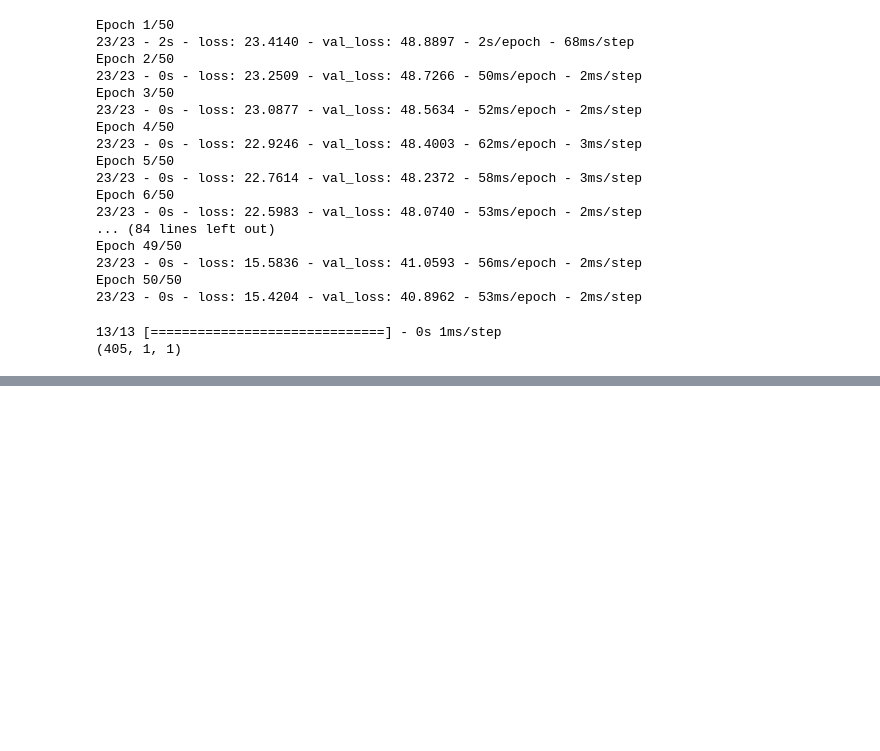
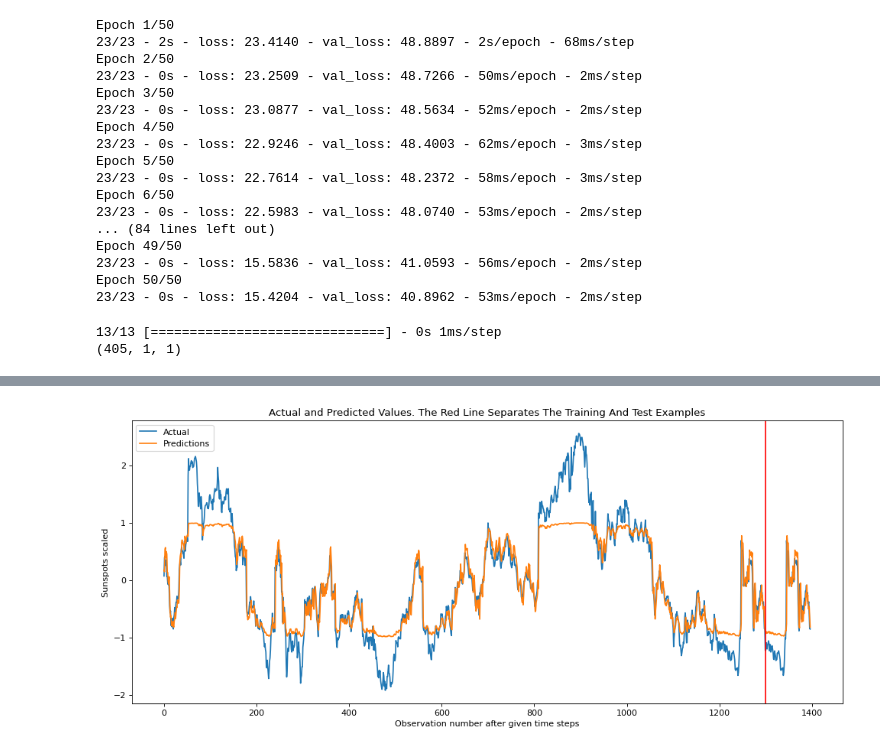
Before and after one commit to hylke35/NeuralNetworks_Assignment, a Jupyter notebook: nn.ipynb, the cells around one changed output, grey strips where cells are left out. Saved outputs shown, nothing was run; the diff lists cells and outputs as text; code cells hidden in the pictures; blank space fills up the shorter version.

```diff
--- a/nn.ipynb
+++ b/nn.ipynb
@@ -241,0 +335,85 @@ removeExponent
+# %%
+from pandas import read_csv
+import numpy as np
+from keras.models import Sequential
+from keras.layers import Dense, SimpleRNN
+from sklearn.preprocessing import MinMaxScaler
+from sklearn.metrics import mean_squared_error
+import math
+import matplotlib.pyplot as plt
+
+# Parameter split_percent defines the ratio of training examples
+def get_train_test(url, split_percent=0.8):
+    df = read_csv(url, usecols=[1], engine='python')
+    data = np.array(df.values.astype('float32'))
+    scaler = MinMaxScaler(feature_range=(0, 1))
+    data = scaler.fit_transform(data).flatten()
+    n = len(data)
+    # Point for splitting data into train and test
+    split = int(n*split_percent)
+    train_data = data[range(split)]
+    test_data = data[split:]
+    return train_data, test_data, data
+
+# Prepare the input X and target Y
+def get_XY(dat, time_steps):
+    Y_ind = np.arange(time_steps, len(dat), time_steps)
+    Y = dat[Y_ind]
+    rows_x = len(Y)
+    X = dat[range(time_steps*rows_x)]
+    X = np.reshape(X, (rows_x, time_steps, 1))
+    return X, Y
+
+def create_RNN(hidden_units, dense_units, input_shape, activation):
+    model = Sequential()
+    model.add(SimpleRNN(hidden_units, input_shape=input_shape, activation=activation[0]))
+    model.add(Dense(units=dense_units, activation=activation[1]))
+    model.compile(loss='mean_squared_error', optimizer='adam', metrics=["accuracy"])
+    return model
+
+def print_error(trainY, testY, train_predict, test_predict):
+    # Error of predictions
+    train_rmse = math.sqrt(mean_squared_error(trainY, train_predict))
+    test_rmse = math.sqrt(mean_squared_error(testY, test_predict))
+    # Print RMSE
+    print('Train RMSE: %.3f RMSE' % (train_rmse))
+    print('Test RMSE: %.3f RMSE' % (test_rmse))
+
+# Plot the result
+def plot_result(trainY, testY, train_predict, test_predict):
+    actual = np.append(trainY, testY)
+    predictions = np.append(train_predict, test_predict)
+    rows = len(actual)
+    plt.figure(figsize=(15, 6), dpi=80)
+    plt.plot(range(rows), actual)
+    plt.plot(range(rows), predictions)
+    plt.axvline(x=len(trainY), color='r')
+    plt.legend(['Actual', 'Predictions'])
+    plt.xlabel('Observation number after given time steps')
+    plt.ylabel('Sunspots scaled')
+    plt.title('Actual and Predicted Values. The Red Line Separates The Training And Test Examples')
+
+sunspots_url = 'https://raw.githubusercontent.com/jbrownlee/Datasets/master/monthly-sunspots.csv'
+time_steps = 1
+train = (train - np.mean(train))/np.std(train)
+train_data = train[0:1200]
+test_data = train[1201:1600]
+trainX, trainY = get_XY(train, time_steps)
+testX, testY = get_XY(test_data, time_steps)
+
+
+# Create model and train
+model = create_RNN(hidden_units=3, dense_units=1, input_shape=(time_steps,1),
+                   activation=['tanh', 'tanh'])
+model.fit(trainX, trainY, epochs=20, batch_size=1, verbose=2)
+
+# make predictions
+train_predict = model.predict(trainX)
+test_predict = model.predict(testX)
+
+# Print error
+print_error(trainY, testY, train_predict, test_predict)
+
+#Plot result
+plot_result(trainY, testY, train_predict, test_predict)
+# %% [output]
@@ -241,0 +437 @@ removeExponent
+[figure, added]
```
Also changed, not shown: parts of 15 cells of this notebook.
